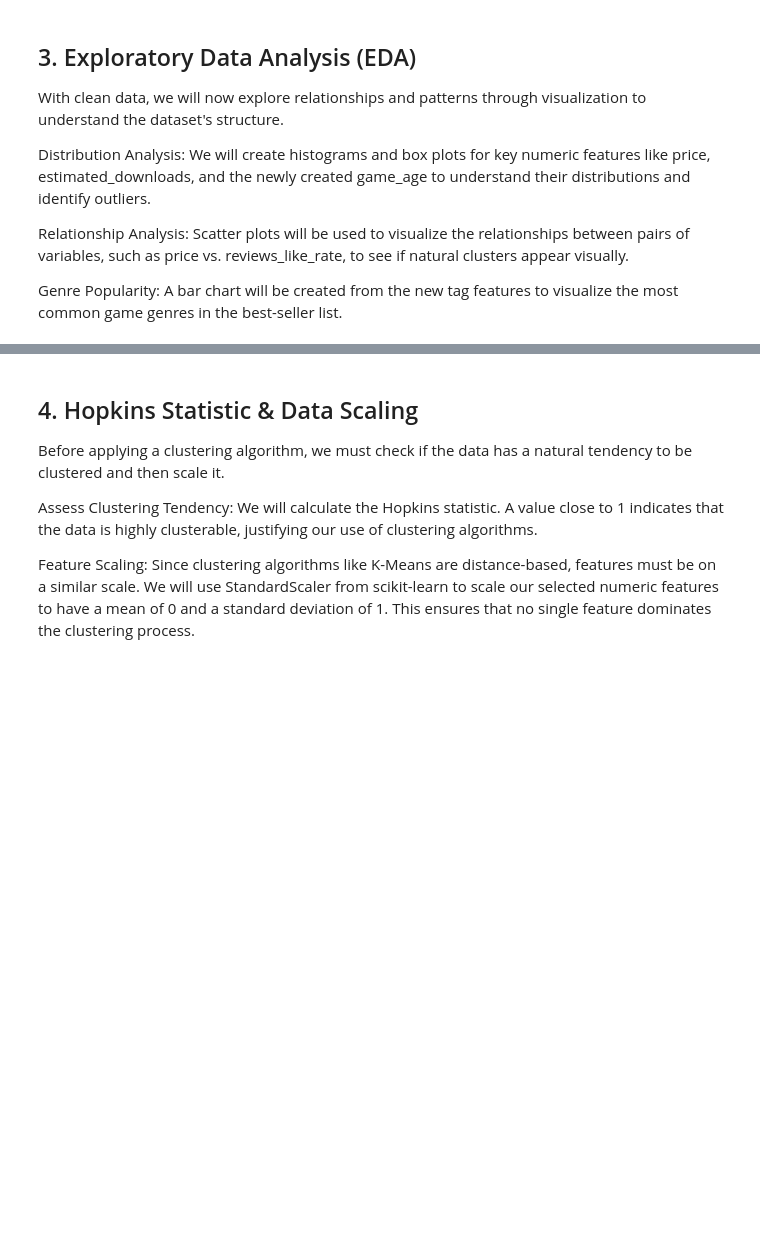
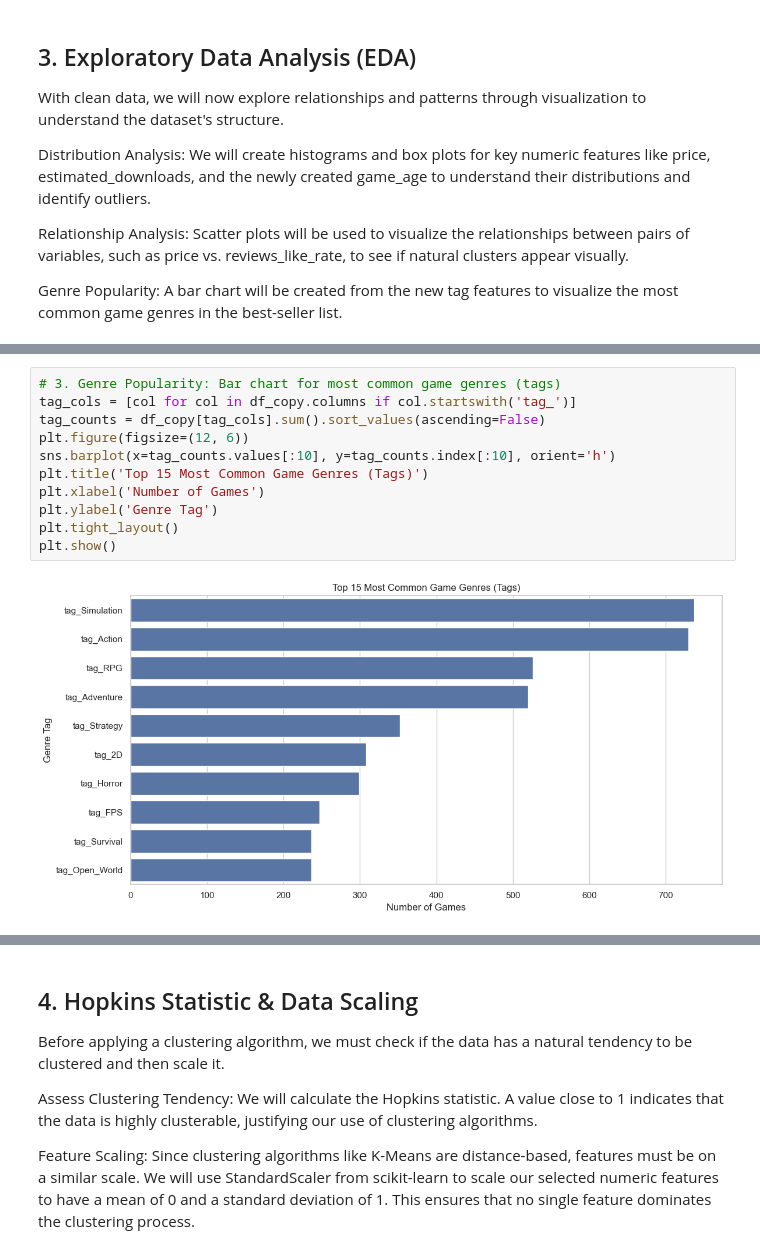
Before and after one commit to nuwanwixx/MDSAI25_ADM_MiniProject, a Jupyter notebook: besSelling_steam_games_analysis.ipynb, the cells around one changed output, grey strips where cells are left out. Saved outputs shown, nothing was run; the diff lists cells and outputs as text; blank space fills up the shorter version.

```diff
--- a/besSelling_steam_games_analysis.ipynb
+++ b/besSelling_steam_games_analysis.ipynb
@@ -386,0 +602,13 @@ Genre Popularity: A bar chart will be created from the new tag features to visua
+# %%
+# 3. Genre Popularity: Bar chart for most common game genres (tags)
+tag_cols = [col for col in df_copy.columns if col.startswith('tag_')]
+tag_counts = df_copy[tag_cols].sum().sort_values(ascending=False)
+plt.figure(figsize=(12, 6))
+sns.barplot(x=tag_counts.values[:10], y=tag_counts.index[:10], orient='h')
+plt.title('Top 15 Most Common Game Genres (Tags)')
+plt.xlabel('Number of Games')
+plt.ylabel('Genre Tag')
+plt.tight_layout()
+plt.show()
+# %% [output]
+[figure, added]
```
Also changed, not shown: parts of 52 cells of this notebook.
